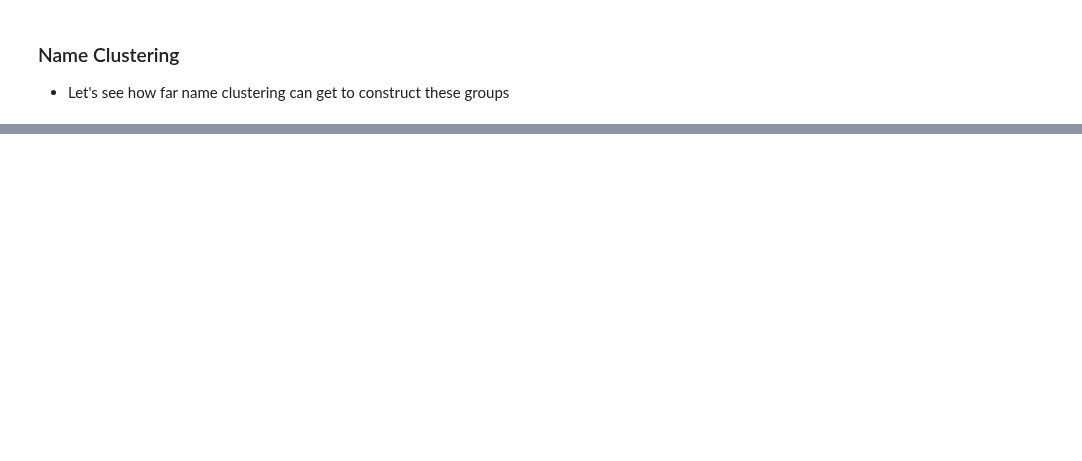
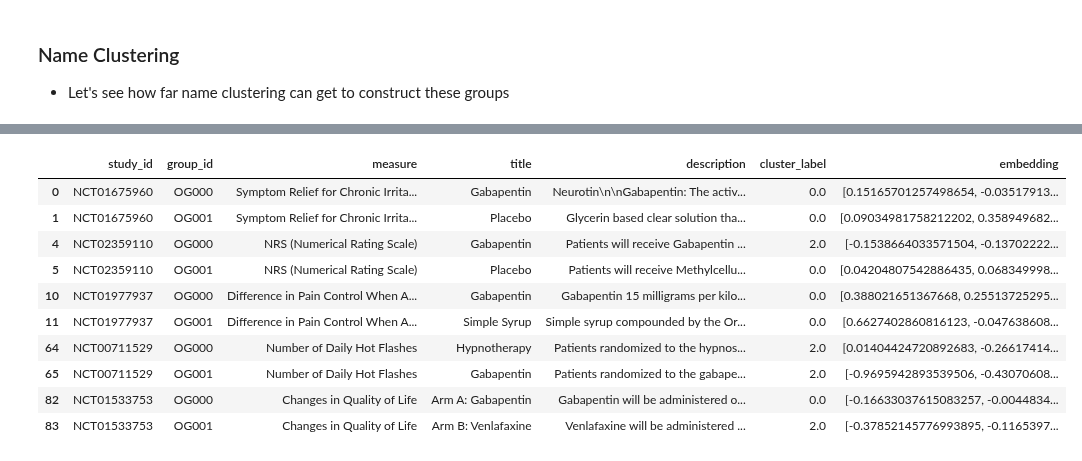
Before and after one commit to porterehunley/drugprocessing, a Jupyter notebook: ProjectNotebook.ipynb, the cells around one changed output, grey strips where cells are left out. Cells and saved outputs as stored; diff of their text form; code cells hidden in the pictures; blank space fills up the shorter version.

```diff
--- a/ProjectNotebook.ipynb
+++ b/ProjectNotebook.ipynb
@@ -599,0 +1119,14 @@ interventional_admins.head()
+# %%
+test_group
+# %% [output]
+|  | study_id | group_id | measure | title | description | cluster_label | embedding |
+| 0 | NCT01675960 | OG000 | Symptom Relief for Chronic Irrita... | Gabapentin | Neurotin\n\nGabapentin: The activ... | 0.0 | [0.15165701257498654, -0.03517913... |
+| 1 | NCT01675960 | OG001 | Symptom Relief for Chronic Irrita... | Placebo | Glycerin based clear solution tha... | 0.0 | [0.09034981758212202, 0.358949682... |
+| 4 | NCT02359110 | OG000 | NRS (Numerical Rating Scale) | Gabapentin | Patients will receive Gabapentin ... | 2.0 | [-0.1538664033571504, -0.13702222... |
+| 5 | NCT02359110 | OG001 | NRS (Numerical Rating Scale) | Placebo | Patients will receive Methylcellu... | 0.0 | [0.04204807542886435, 0.068349998... |
+| 10 | NCT01977937 | OG000 | Difference in Pain Control When A... | Gabapentin | Gabapentin 15 milligrams per kilo... | 0.0 | [0.388021651367668, 0.25513725295... |
+| 11 | NCT01977937 | OG001 | Difference in Pain Control When A... | Simple Syrup | Simple syrup compounded by the Or... | 0.0 | [0.6627402860816123, -0.047638608... |
+| 64 | NCT00711529 | OG000 | Number of Daily Hot Flashes | Hypnotherapy | Patients randomized to the hypnos... | 2.0 | [0.01404424720892683, -0.26617414... |
+| 65 | NCT00711529 | OG001 | Number of Daily Hot Flashes | Gabapentin | Patients randomized to the gabape... | 2.0 | [-0.9695942893539506, -0.43070608... |
+| 82 | NCT01533753 | OG000 | Changes in Quality of Life | Arm A: Gabapentin | Gabapentin will be administered o... | 0.0 | [-0.16633037615083257, -0.0044834... |
+| 83 | NCT01533753 | OG001 | Changes in Quality of Life | Arm B: Venlafaxine | Venlafaxine will be administered ... | 2.0 | [-0.37852145776993895, -0.1165397... |
```
Also changed, not shown: parts of 48 cells of this notebook.
